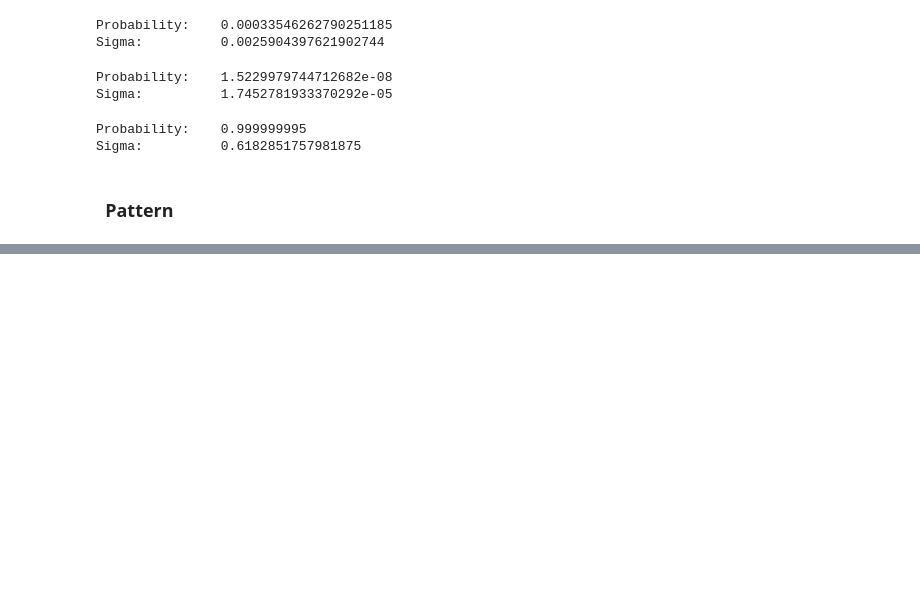
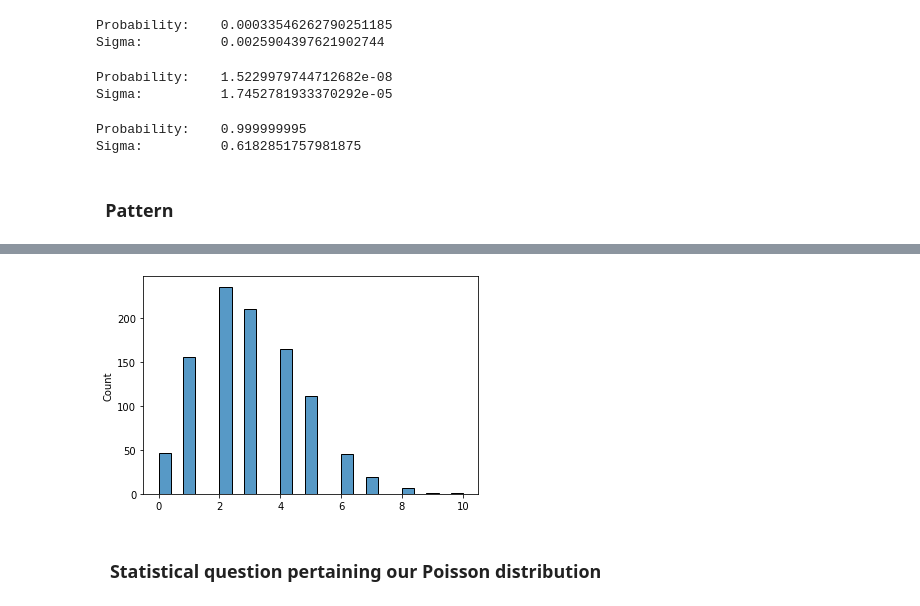
Before and after one commit to MinniVan/PHYS-434, a Jupyter notebook: lab1.ipynb, the cells around one changed output, grey strips where cells are left out. Cells and saved outputs as stored; diff of their text form; code cells hidden in the pictures; blank space fills up the shorter version.

Commit message:
Worked out a Poisson distribution example

```diff
--- a/lab1.ipynb
+++ b/lab1.ipynb
@@ -172,0 +200,14 @@ Sigma:          0.6182851757981875
+# %%
+# generating a poisson distribution
+# lamd - is the rate of which an event occurs given a time frame
+# size = total time for our context
+lamd = 3
+P = poisson.rvs(lamd, size=1000)
+# %%
+# visualizing the Poisson distribution
+sns.histplot(P, kde = False)
+plt.show()
+# %% [output]
+[figure, added]
+# %% [markdown]
+### &nbsp;&nbsp; Statistical question pertaining our Poisson distribution
```
Also changed, not shown: parts of 33 cells of this notebook.
